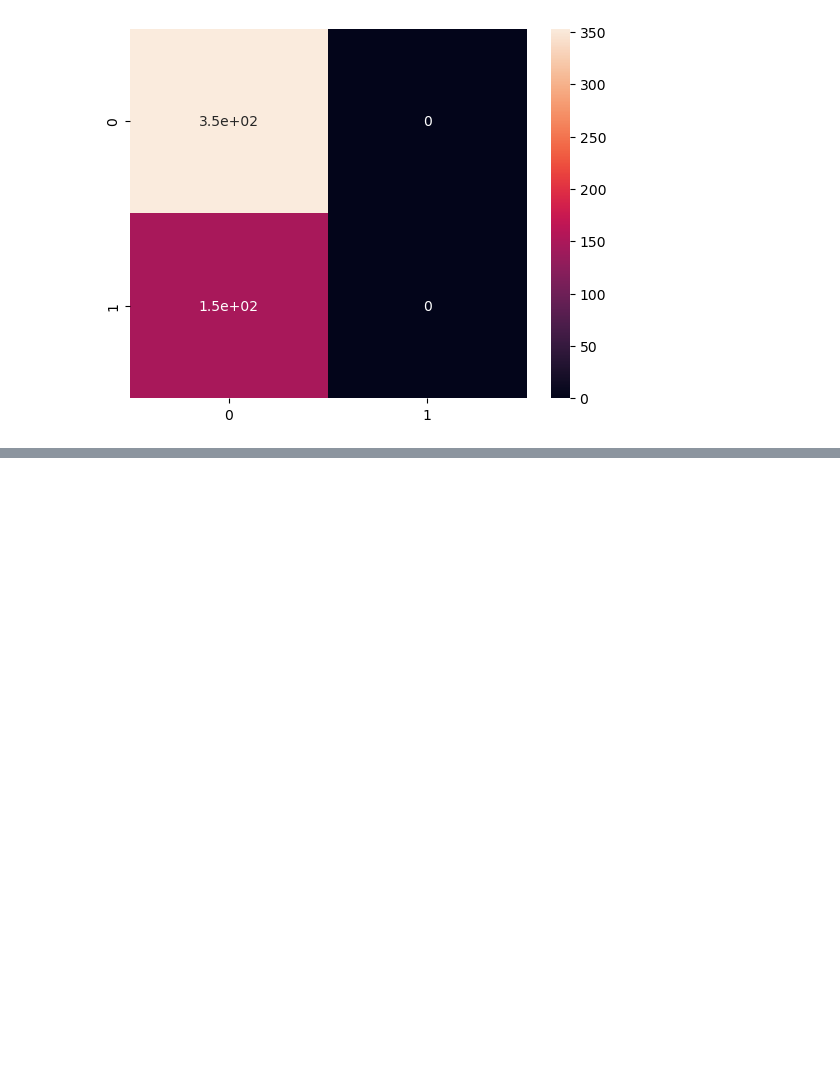
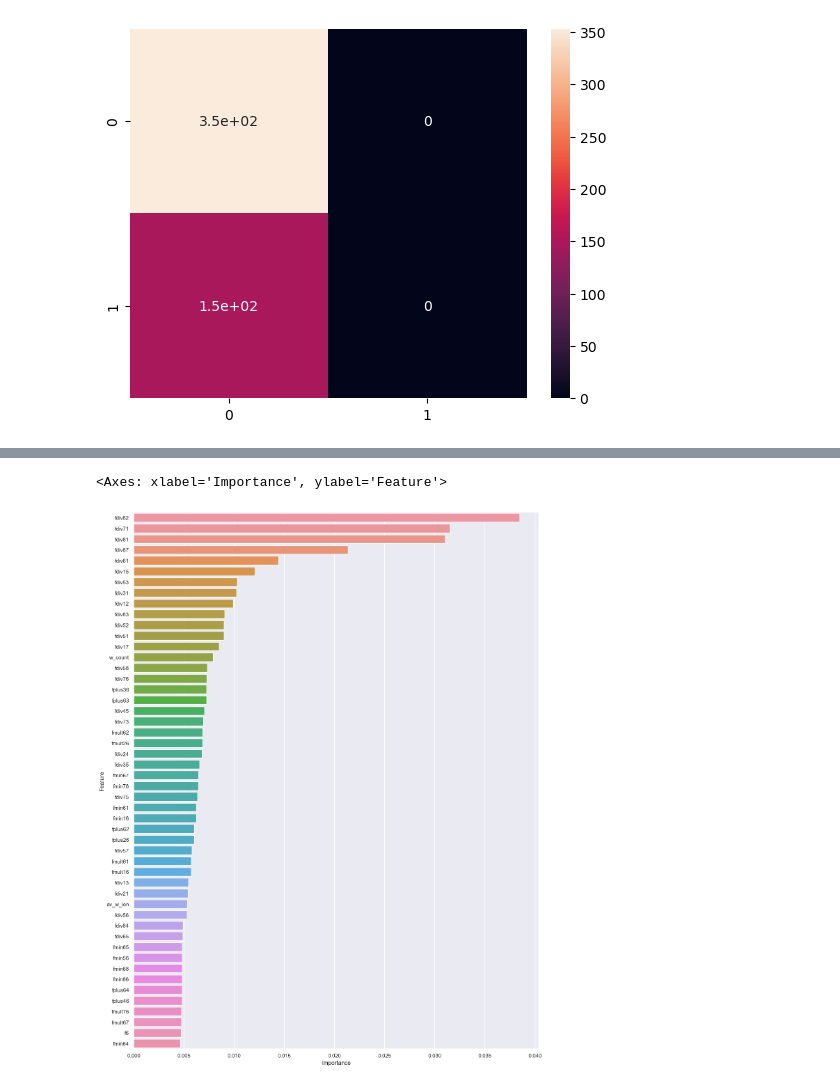
Before and after one commit to AVPankov0/WB_Task2, a Jupyter notebook: WB_Task2_Pankov.ipynb, the cells around one changed output, grey strips where cells are left out. Cells and saved outputs as stored; diff of their text form; code cells hidden in the pictures; blank space fills up the shorter version.

```diff
--- a/WB_Task2_Pankov.ipynb
+++ b/WB_Task2_Pankov.ipynb
@@ -175,4 +202,4 @@ sns.heatmap(pd.DataFrame(cf_mx_d), annot=True)
 <Axes: >
 [figure]
 # %%
-X=df[['w_count','d_score']]
+X=df.drop(['id1', 'id2', 'id3', 'text', 'label'], axis=1)
@@ -196,0 +223,2 @@ sns.heatmap(pd.DataFrame(cf_mx_s), annot=True)
+# %%
+clf_s = pickle.load(open('LogReg.sav', 'rb'))
@@ -196,0 +244,4 @@ sns.heatmap(pd.DataFrame(cf_mx_s), annot=True)
+# %%
+feat_imp = pd.DataFrame({'Feature': X.columns, 'Importance': np.abs(clf_s.coef_[0])})
+# %%
+feat_imp.sort_values(by='Importance', inplace=True, ascending=False)
@@ -196,0 +262,6 @@ sns.heatmap(pd.DataFrame(cf_mx_s), annot=True)
+# %%
+sns.set(rc={"figure.figsize":(15, 20)})
+sns.barplot(y=feat_imp.head(50).Feature, x=feat_imp.head(50).Importance)
+# %% [output]
+<Axes: xlabel='Importance', ylabel='Feature'>
+[figure, added]
```
Also changed, not shown: parts of 17 cells of this notebook.
